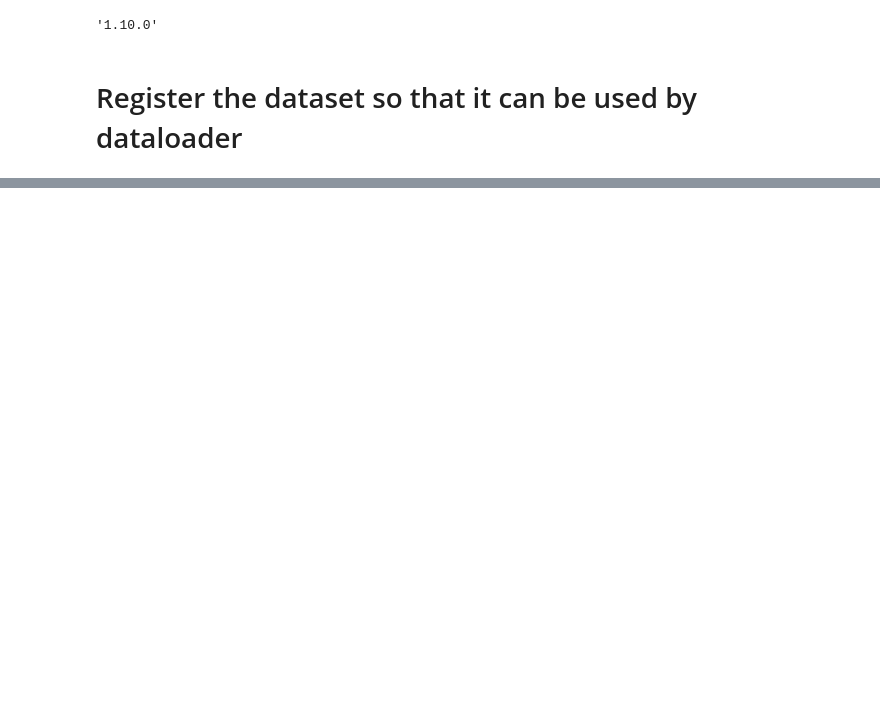
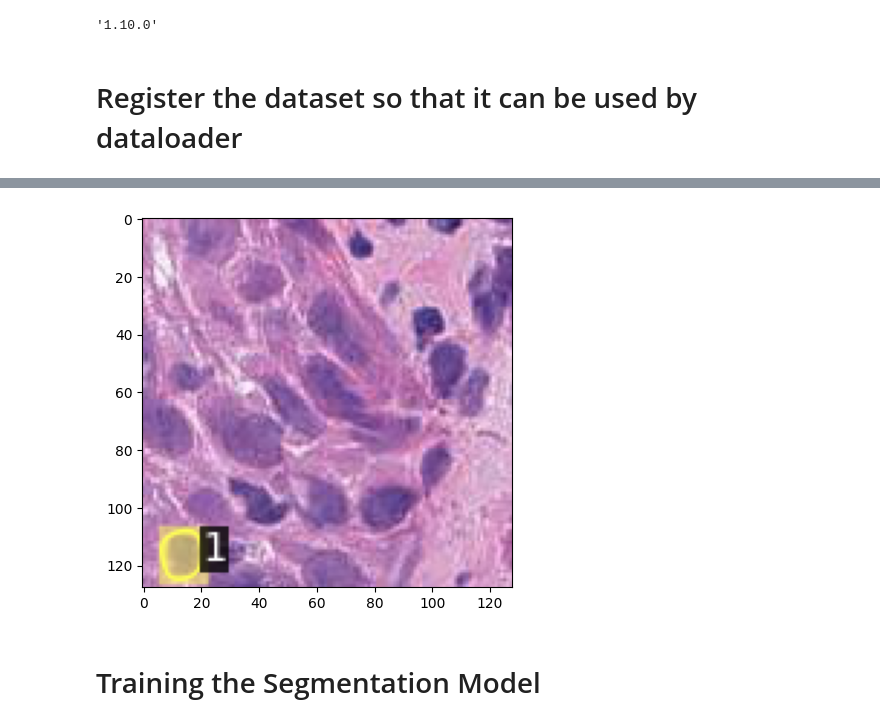
Before and after one commit to soapy-py/SCC-Tumor-Detection, a Jupyter notebook: Gokul_files/Nuclei_Detection/Detection.ipynb, the cells around one changed output, grey strips where cells are left out. Cells and saved outputs as stored; diff of their text form; code cells hidden in the pictures; blank space fills up the shorter version.

Commit message:
able to train detection model

```diff
--- a/Gokul_files/Nuclei_Detection/Detection.ipynb
+++ b/Gokul_files/Nuclei_Detection/Detection.ipynb
@@ -152,7 +222,9 @@ dataloader = build_detection_train_loader(
     total_batch_size = 1,
     )
 # %%
-for x in dataloader:
+data = None
+for x in train_dataloader:
     print(x[0]["instances"])
+    data = x
     break
 # %% [output]
@@ -164,0 +279,9 @@ Instances(num_instances=2, image_height=128, image_width=128, fields=[gt_boxes:
+# %%
+img = cv2.imread(data[0]["file_name"])
+# plt.imshow(img)
+# plt.show()
+# %%
+v = Visualizer(img)
+# %%
+# v = v.draw_dataset_dict(data[0])
+v = v.overlay_instances(boxes=data[0]["instances"].gt_boxes, labels=data[0]["instances"].gt_classes.numpy(), masks=data[0]["instances"].gt_masks)
@@ -164,0 +314,7 @@ Instances(num_instances=2, image_height=128, image_width=128, fields=[gt_boxes:
+# %%
+plt.imshow(cv2.cvtColor(v.get_image(), cv2.COLOR_BGR2RGB))
+plt.show()
+# %% [output]
+[figure, added]
+# %% [markdown]
+# Training the Segmentation Model
```
Also changed, not shown: parts of 30 cells of this notebook, 6 other files.
